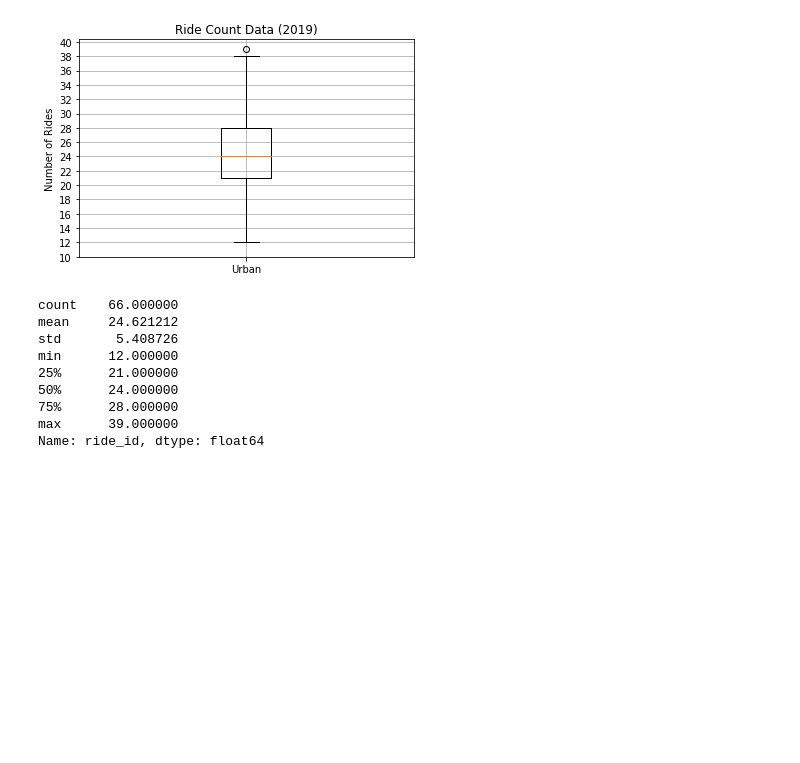
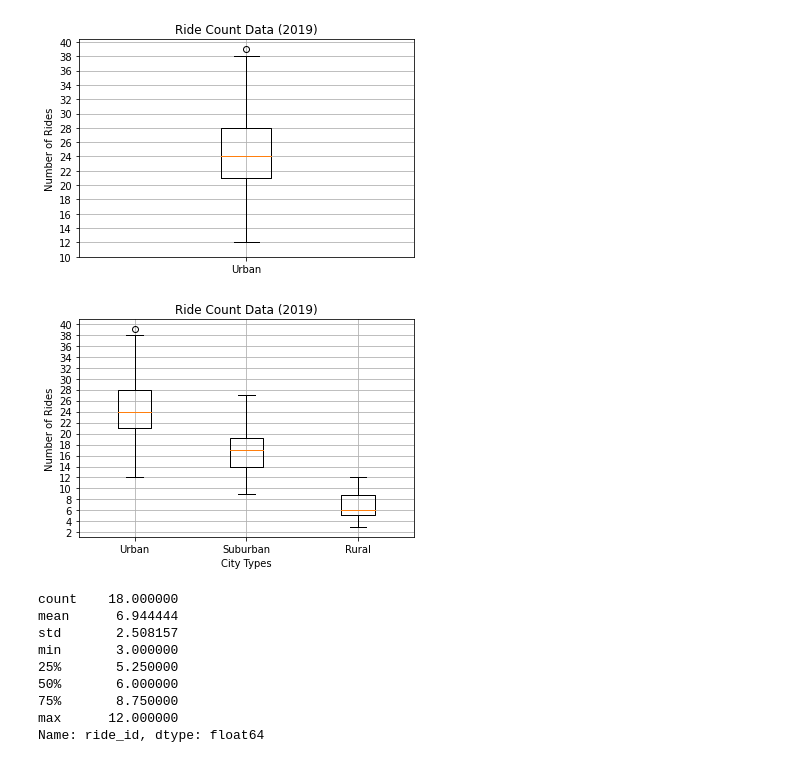
Before and after one commit to PazilatNur/PyBer_Analysis., a Jupyter notebook: PyBer.ipynb, the cells around one changed output. Drawn from its saved outputs; the diff is of its cells as text; code cells hidden in the pictures; blank space fills up the shorter version.

```diff
--- a/PyBer.ipynb
+++ b/PyBer.ipynb
@@ -274,15 +287,28 @@ ax.grid()
 plt.show()
 # %% [output]
 [figure]
+# %%
+fig, ax = plt.subplots()
+x_labels=["Urban", "Suburban", "Rural"]
+ride_count_data=[urban_ride_count, suburban_ride_count, rural_ride_count]
+ax.boxplot(ride_count_data, labels=x_labels)
+ax.set_title('Ride Count Data (2019)')
+ax.set_ylabel('Number of Rides')
+ax.set_xlabel('City Types')
+ax.set_yticks(np.arange(2, 42, step=2.0))
+ax.grid()
+plt.show()
+# %% [output]
+[figure, added]
 # %%
-urban_ride_count.describe()
+rural_ride_count.describe()
 # %% [output]
-count    66.000000
-mean     24.621212
-std       5.408726
-min      12.000000
-25%      21.000000
-50%      24.000000
-75%      28.000000
-max      39.000000
+count    18.000000
+mean      6.944444
+std       2.508157
+min       3.000000
+25%       5.250000
+50%       6.000000
+75%       8.750000
+max      12.000000
 Name: ride_id, dtype: float64
```
Also changed, not shown: parts of 13 cells of this notebook, 3 other files.
